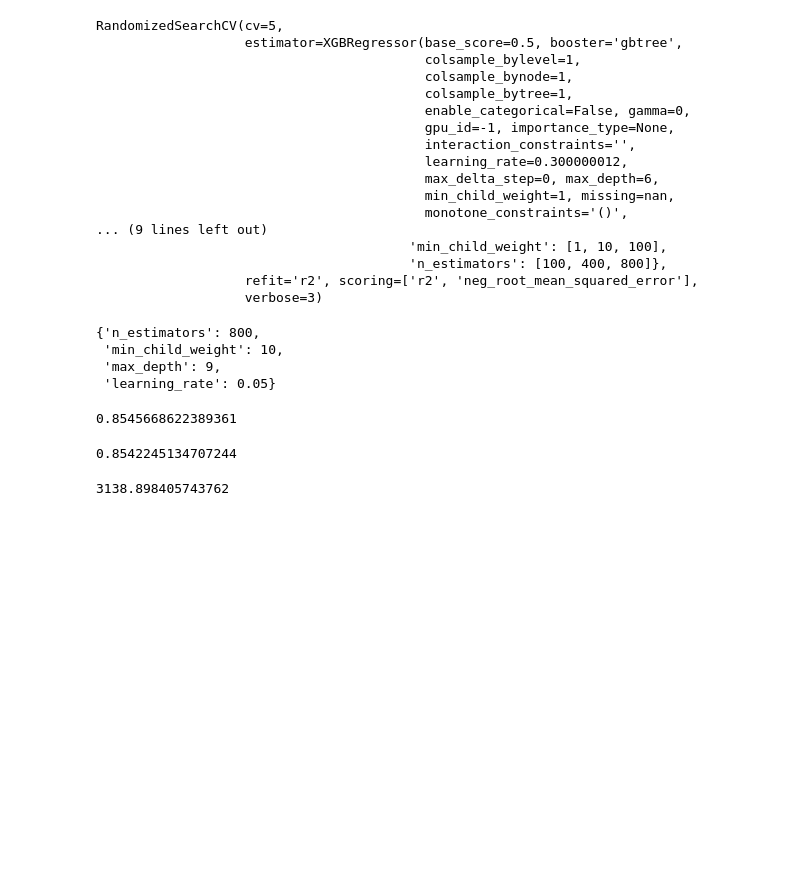
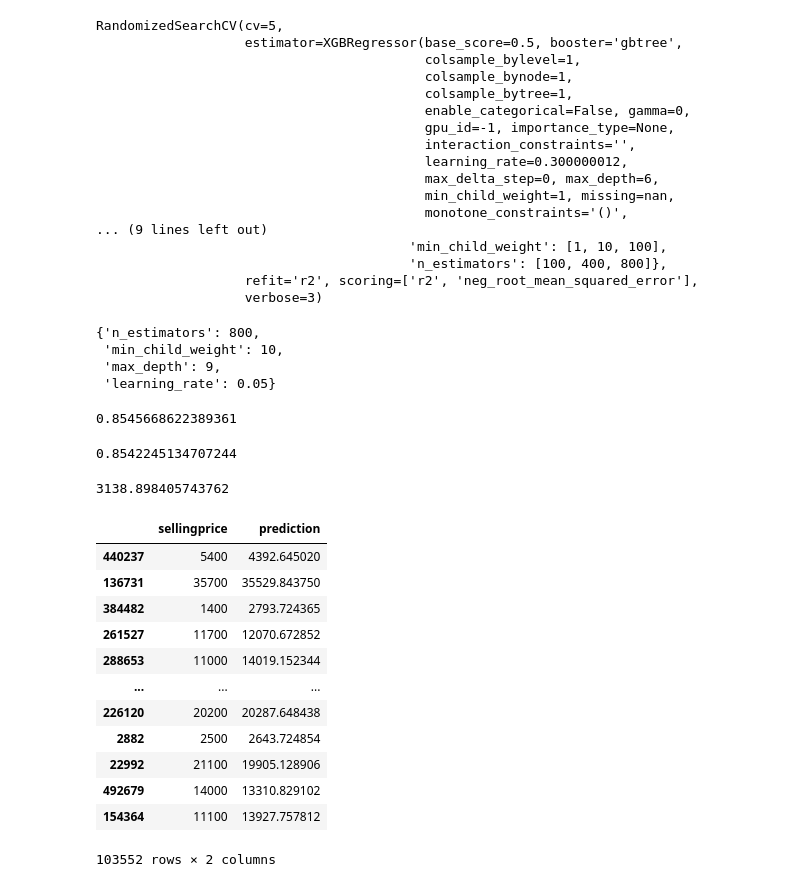
Before and after one commit to Mohamad-reza-syah/Rakamin, a Jupyter notebook: ml_model.ipynb, the cells around one changed output. Saved outputs shown, nothing was run; the diff lists cells and outputs as text; code cells hidden in the pictures; blank space fills up the shorter version.

```diff
--- a/ml_model.ipynb
+++ b/ml_model.ipynb
@@ -156,0 +269,4 @@ XGBRegressor(base_score=0.5, booster='gbtree', colsample_bylevel=1,
+# %%
+from sklearn.linear_model import Lasso
+lasso = Lasso()
+lasso.fit(xtrain50, ytrain50)
@@ -156,0 +275,4 @@ XGBRegressor(base_score=0.5, booster='gbtree', colsample_bylevel=1,
+# %%
+from sklearn.linear_model import ElasticNet
+en = ElasticNet()
+en.fit(xtrain50, ytrain50)
@@ -156,0 +281,8 @@ XGBRegressor(base_score=0.5, booster='gbtree', colsample_bylevel=1,
+# %%
+from xgboost import XGBRegressor
+xg = XGBRegressor(n_estimators= 800,
+                  min_child_weight= 10,
+                  max_depth= 9,
+                  learning_rate= 0.05,
+                  verbosity=2)
+xg.fit(xtrain50,ytrain50)
@@ -224,3 +417,22 @@ r2_score(ytest, y_predict_rs)
 mean_squared_error(ytest, y_predict_rs, squared=False)
 # %% [output]
 3138.898405743762
+# %%
+y_predict_xg = xg.predict(xtest50)
+# %%
+a = pd.DataFrame({'sellingprice':ytest50,'prediction':y_predict_xg})
+a
+# %% [output]
+|  | sellingprice | prediction |
+| 440237 | 5400 | 4392.645020 |
+| 136731 | 35700 | 35529.843750 |
+| 384482 | 1400 | 2793.724365 |
+| 261527 | 11700 | 12070.672852 |
+| 288653 | 11000 | 14019.152344 |
+| ... | ... | ... |
+| 226120 | 20200 | 20287.648438 |
+| 2882 | 2500 | 2643.724854 |
+| 22992 | 21100 | 19905.128906 |
+| 492679 | 14000 | 13310.829102 |
+| 154364 | 11100 | 13927.757812 |
+103552 rows × 2 columns
```
Also changed, not shown: parts of 27 cells of this notebook.
